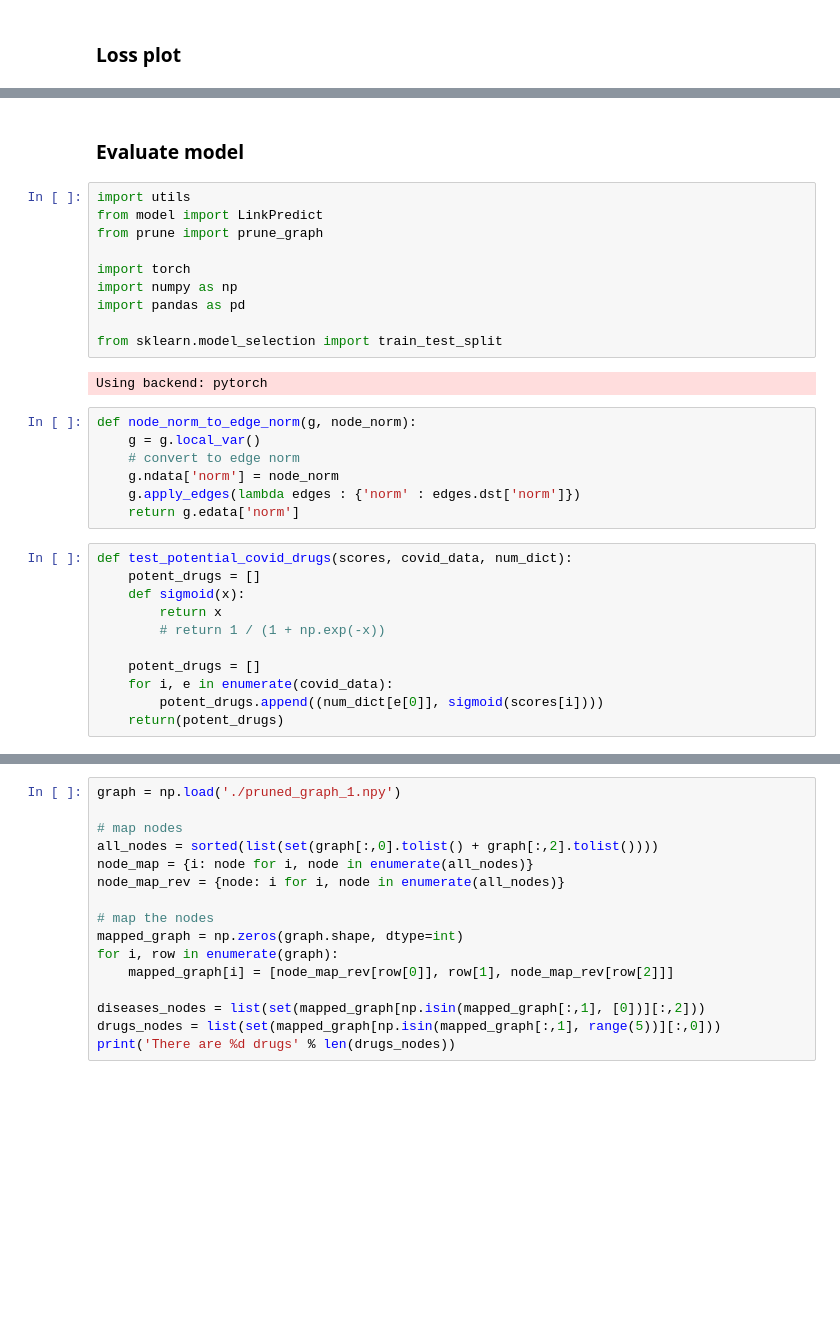
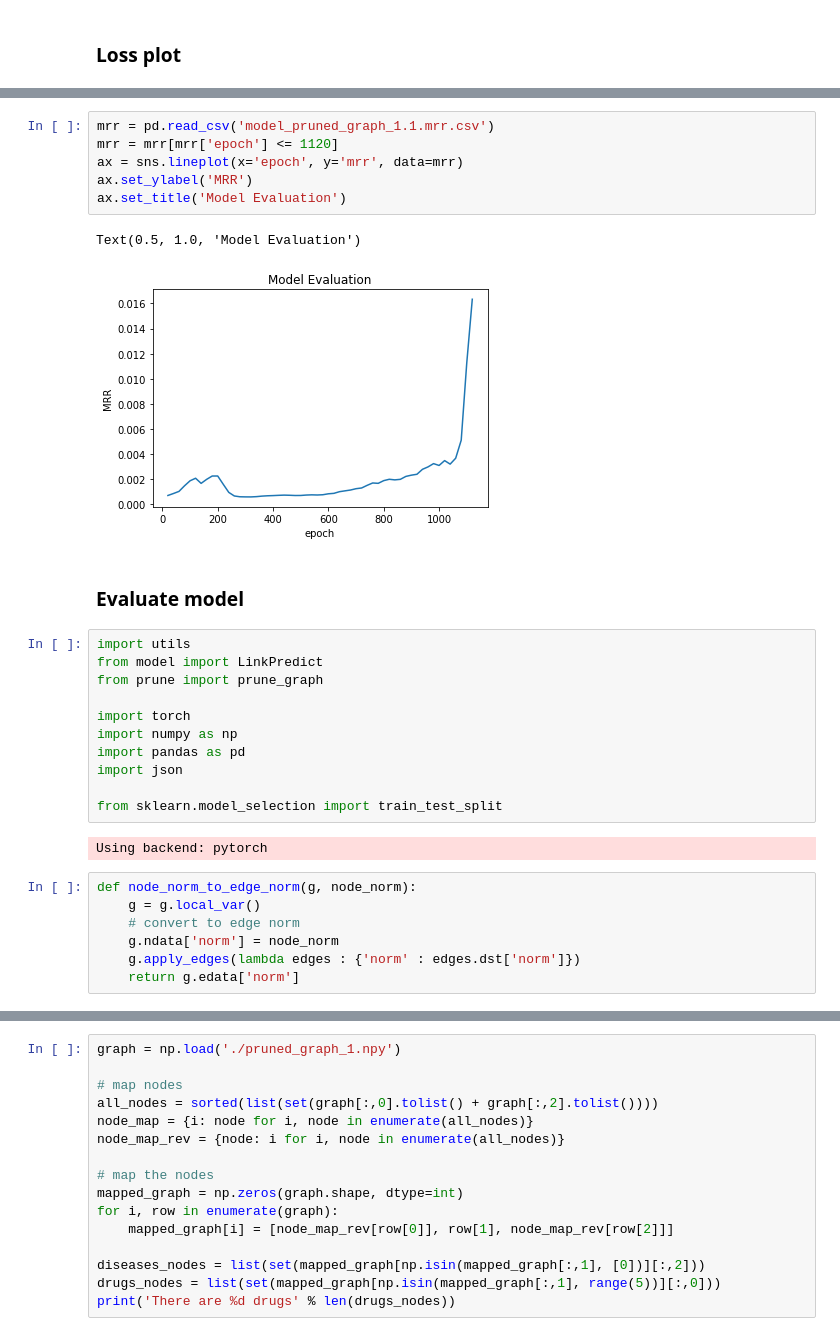
Before and after one commit to lhx3762/COVID19-Drug-Repurposing, a Jupyter notebook: model/model_eval.ipynb, the cells around one changed output, grey strips where cells are left out. Cells and saved outputs as stored; diff of their text form; blank space fills up the shorter version.

```diff
--- a/model/model_eval.ipynb
+++ b/model/model_eval.ipynb
@@ -21,3 +25,12 @@ sns.lineplot(x='epoch', y='loss', data=loss)
+# %%
+mrr = pd.read_csv('model_pruned_graph_1.1.mrr.csv')
+mrr = mrr[mrr['epoch'] <= 1120]
+ax = sns.lineplot(x='epoch', y='mrr', data=mrr)
+ax.set_ylabel('MRR')
+ax.set_title('Model Evaluation')
+# %% [output]
+Text(0.5, 1.0, 'Model Evaluation')
+[figure, added]
 # %% [markdown]
 ### Evaluate model
 # %%
@@ -28,6 +41,7 @@ from prune import prune_graph
 import torch
 import numpy as np
 import pandas as pd
+import json
 
 from sklearn.model_selection import train_test_split
 # %% [output]
@@ -39,15 +53,4 @@ def node_norm_to_edge_norm(g, node_norm):
     g.ndata['norm'] = node_norm
     g.apply_edges(lambda edges : {'norm' : edges.dst['norm']})
     return g.edata['norm']
-# %%
-def test_potential_covid_drugs(scores, covid_data, num_dict):
-    potent_drugs = []
-    def sigmoid(x):
-        return x
-        # return 1 / (1 + np.exp(-x))
-
-    potent_drugs = []
-    for i, e in enumerate(covid_data):
-        potent_drugs.append((num_dict[e[0]], sigmoid(scores[i])))
-    return(potent_drugs)
 # %%
```
Also changed, not shown: parts of 16 cells of this notebook, 10 other files.
